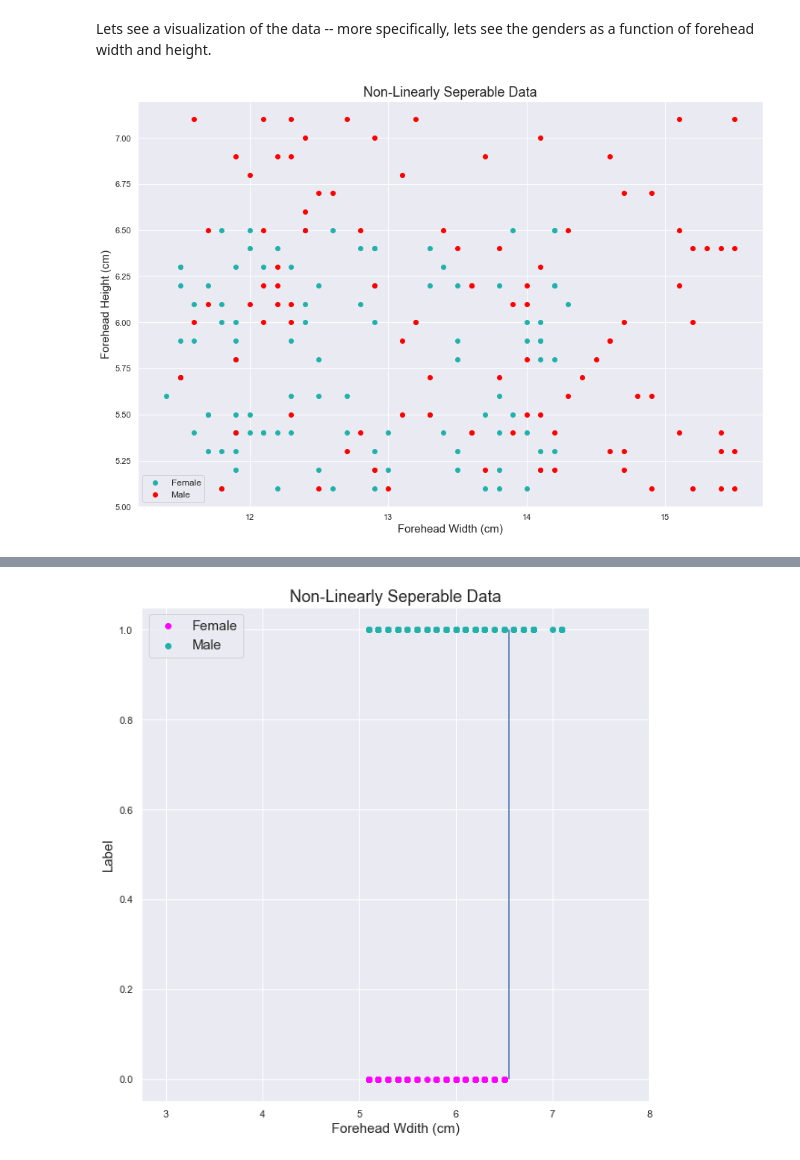
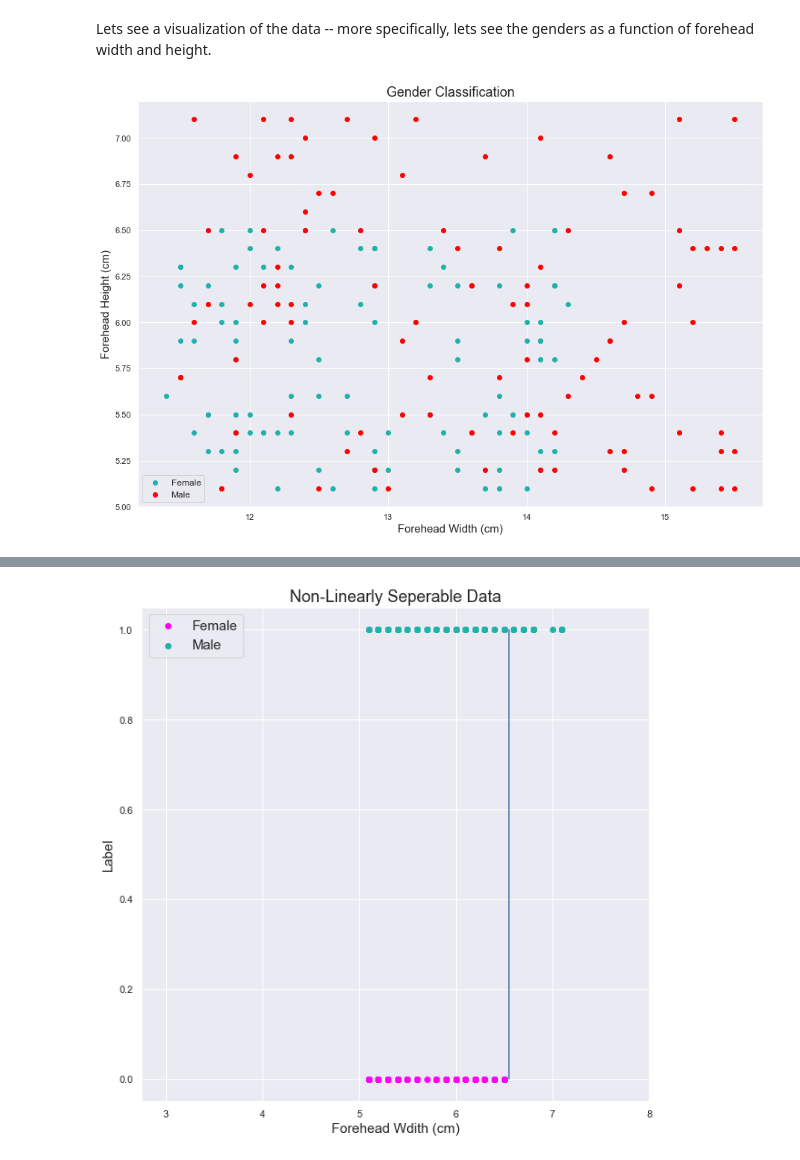
Before and after one commit to rjxgonzalez/INDE_577_Data-Science-and-Machine-Learning-, a Jupyter notebook: Supervised Learning/Classification/Logistic Regression/Logistic Regression.ipynb, the cells around one changed output, grey strips where cells are left out. Drawn from its saved outputs; the diff is of its cells as text; code cells hidden in the pictures.

```diff
--- a/Supervised Learning/Classification/Logistic Regression/Logistic Regression.ipynb
+++ b/Supervised Learning/Classification/Logistic Regression/Logistic Regression.ipynb
@@ -44,17 +44,17 @@ Lets see a visualization of the data -- more specifically, lets see the genders
 # %%
 plt.figure(figsize = (15, 10))
 plt.scatter(female_w,
             female_h,
             color = "lightseagreen",
             label = "Female")
 plt.scatter(male_w,
             male_h,
             color = "red",
             label = "Male")
 plt.xlabel("Forehead Width (cm)", fontsize = 15)
 plt.ylabel("Forehead Height (cm)", fontsize = 15)
 plt.legend(fontsize = 12)
-plt.title("Non-Linearly Seperable Data", fontsize = 18)
+plt.title("Gender Classification", fontsize = 18)
 plt.show()
 # %% [output]
-[figure, old version]
+[figure, new version]
```
Also changed, not shown: parts of 1 cell of this notebook.
